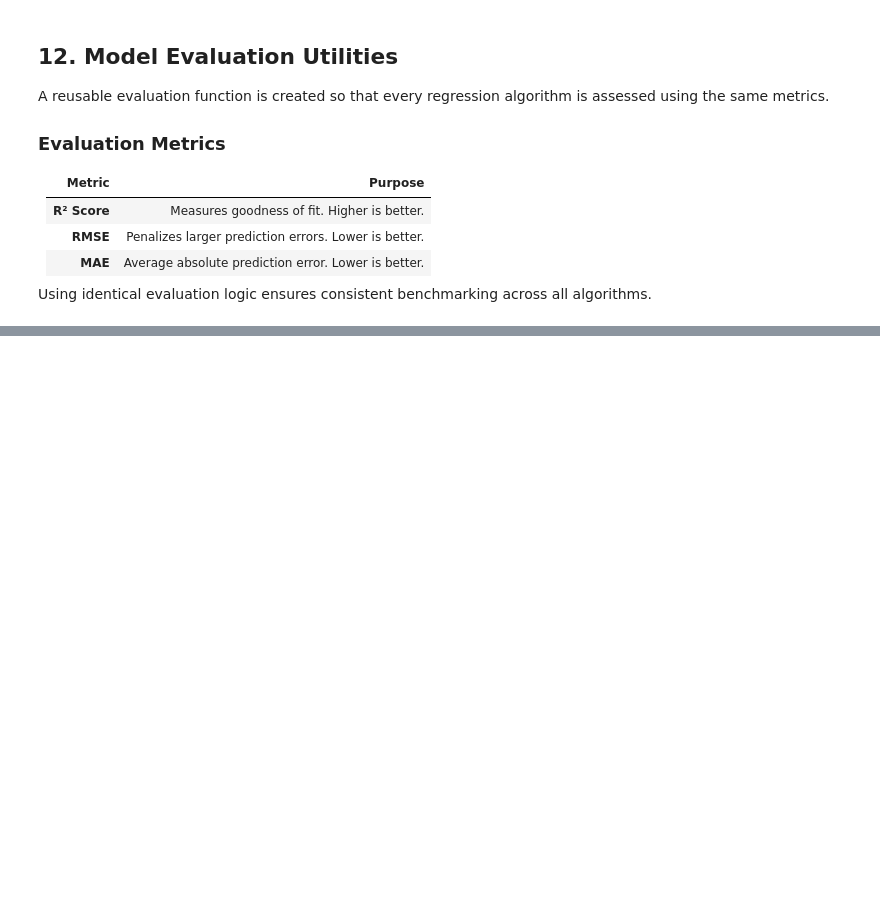
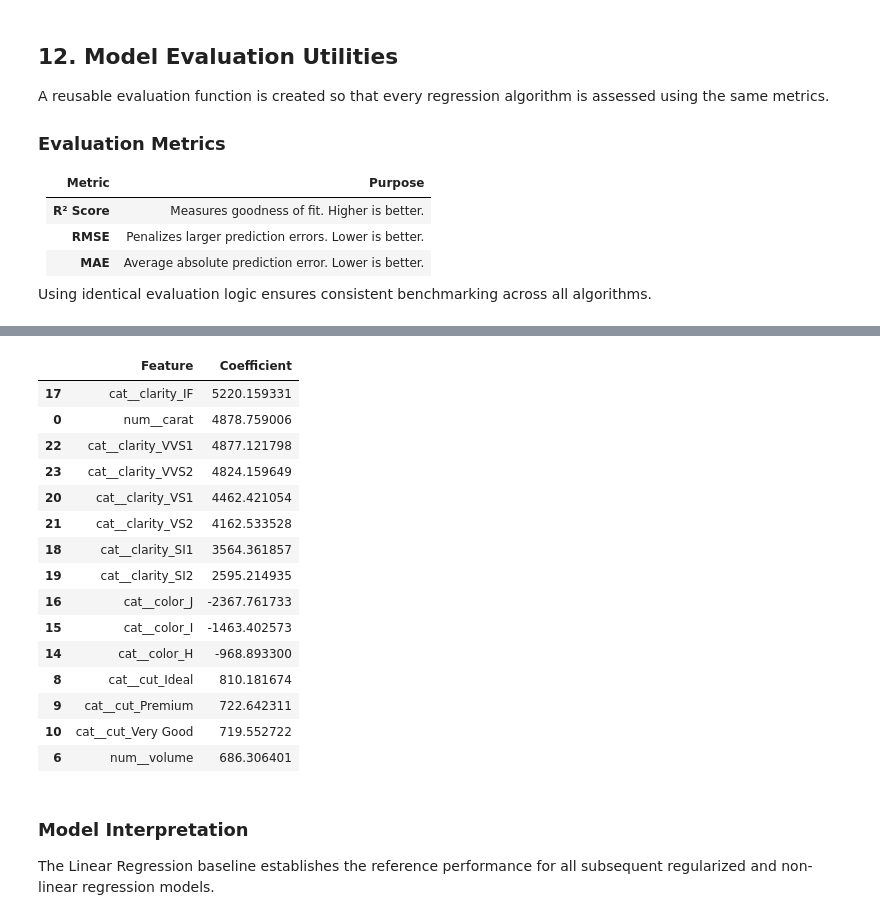
Before and after one commit to pragna100510/ML_Capstone, a Jupyter notebook: regression/regression.ipynb, the cells around one changed output, grey strips where cells are left out. Drawn from its saved outputs; the diff is of its cells as text; code cells hidden in the pictures; blank space fills up the shorter version.

Commit message:
Add Linear and Ridge regression

```diff
--- a/regression/regression.ipynb
+++ b/regression/regression.ipynb
@@ -432,0 +439,11 @@ def evaluate_model(model_name, y_true, predictions):
+# %%
+linear_model = LinearRegression()
+linear_model.fit(X_train_processed, y_train)
+
+linear_pred = linear_model.predict(X_test_processed)
+
+linear_result = evaluate_model(
+    "Linear Regression",
+    y_test,
+    linear_pred
+)
@@ -432,0 +466,28 @@ def evaluate_model(model_name, y_true, predictions):
+# %%
+linear_coefficients = pd.DataFrame({
+    "Feature": feature_names,
+    "Coefficient": linear_model.coef_
+}).sort_values("Coefficient", key=abs, ascending=False)
+
+linear_coefficients.head(15)
+# %% [output]
+|  | Feature | Coefficient |
+| 17 | cat__clarity_IF | 5220.159331 |
+| 0 | num__carat | 4878.759006 |
+| 22 | cat__clarity_VVS1 | 4877.121798 |
+| 23 | cat__clarity_VVS2 | 4824.159649 |
+| 20 | cat__clarity_VS1 | 4462.421054 |
+| 21 | cat__clarity_VS2 | 4162.533528 |
+| 18 | cat__clarity_SI1 | 3564.361857 |
+| 19 | cat__clarity_SI2 | 2595.214935 |
+| 16 | cat__color_J | -2367.761733 |
+| 15 | cat__color_I | -1463.402573 |
+| 14 | cat__color_H | -968.893300 |
+| 8 | cat__cut_Ideal | 810.181674 |
+| 9 | cat__cut_Premium | 722.642311 |
+| 10 | cat__cut_Very Good | 719.552722 |
+| 6 | num__volume | 686.306401 |
+# %% [markdown]
+### Model Interpretation
+
+The Linear Regression baseline establishes the reference performance for all subsequent regularized and non-linear regression models.
```
Also changed, not shown: parts of 7 cells of this notebook.
